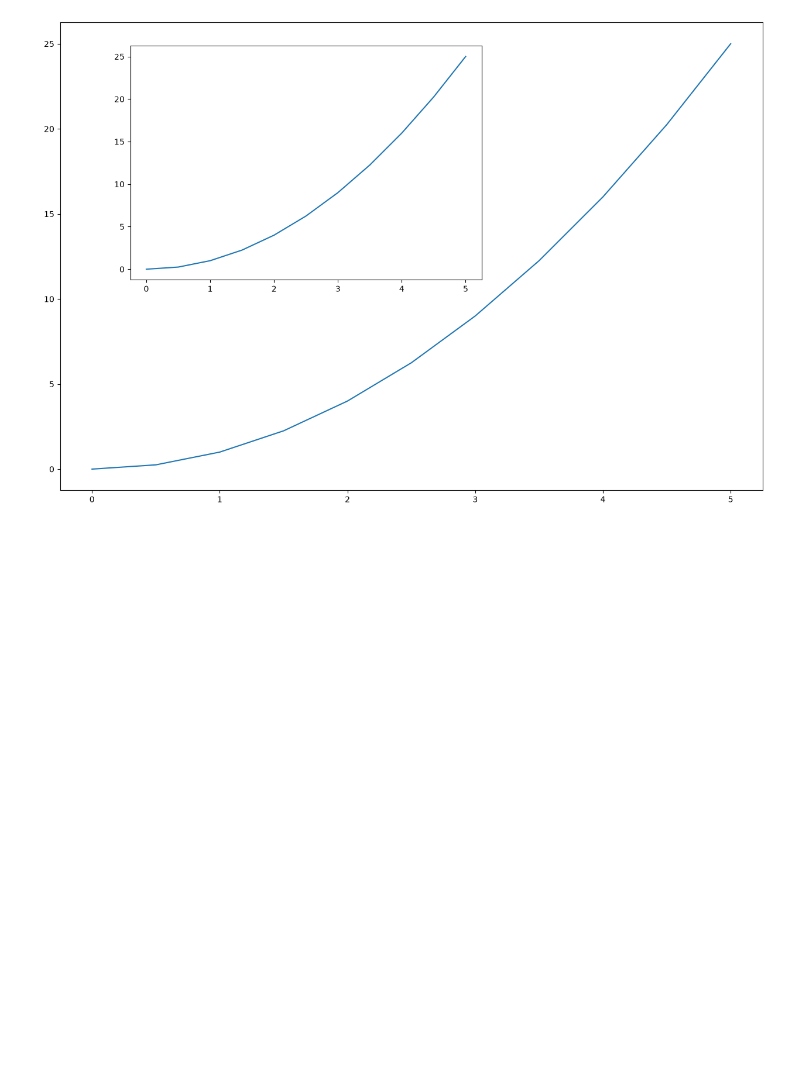
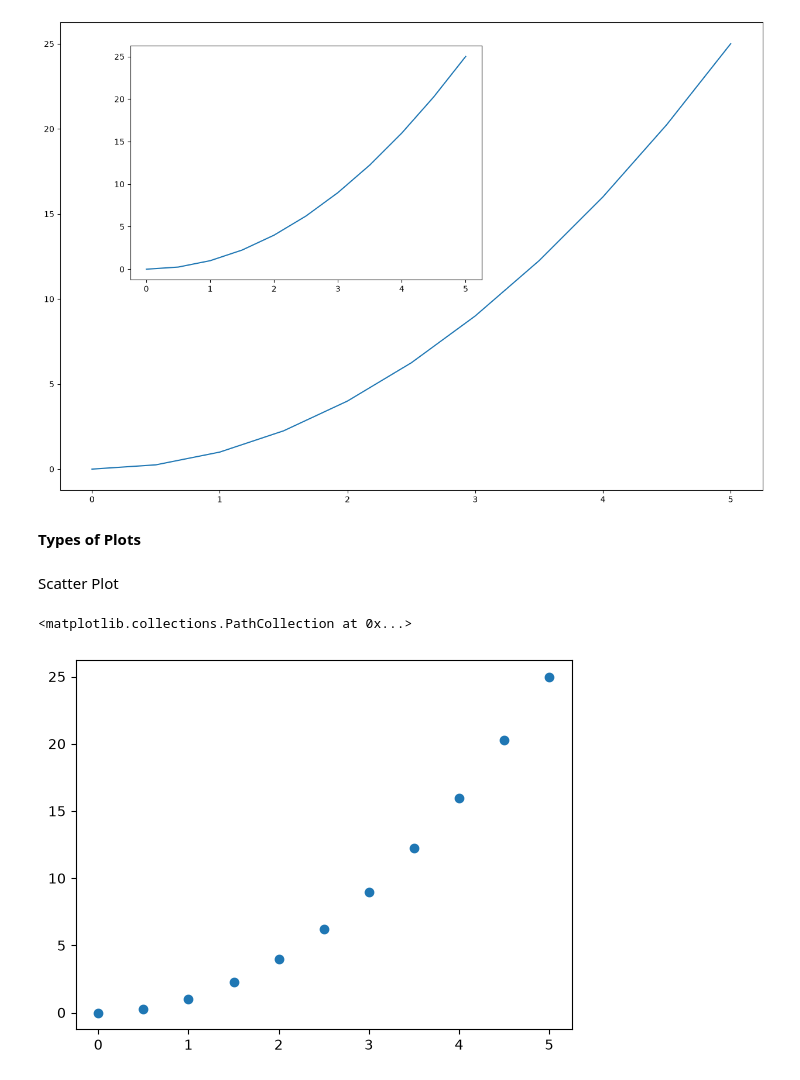
Before and after one commit to praful011-nep/ML-Playground, a Jupyter notebook: Data_Visualization/1.Matplotlib.ipynb, the cells around one changed output. Cells and saved outputs as stored; diff of their text form; code cells hidden in the pictures; blank space fills up the shorter version.

Commit message:
Implementation of Types of plot; Scatter,Box Plot and Histogram

```diff
--- a/Data_Visualization/1.Matplotlib.ipynb
+++ b/Data_Visualization/1.Matplotlib.ipynb
@@ -98,3 +98,12 @@ axis2.plot(a,b)
 # %% [output]
 [<matplotlib.lines.Line2D at 0x...>]
 [figure]
+# %% [markdown]
+**Types of Plots**
+# %% [markdown]
+Scatter Plot
+# %%
+plt.scatter(a,b)
+# %% [output]
+<matplotlib.collections.PathCollection at 0x...>
+[figure, added]
```
Also changed, not shown: parts of 4 cells of this notebook.
